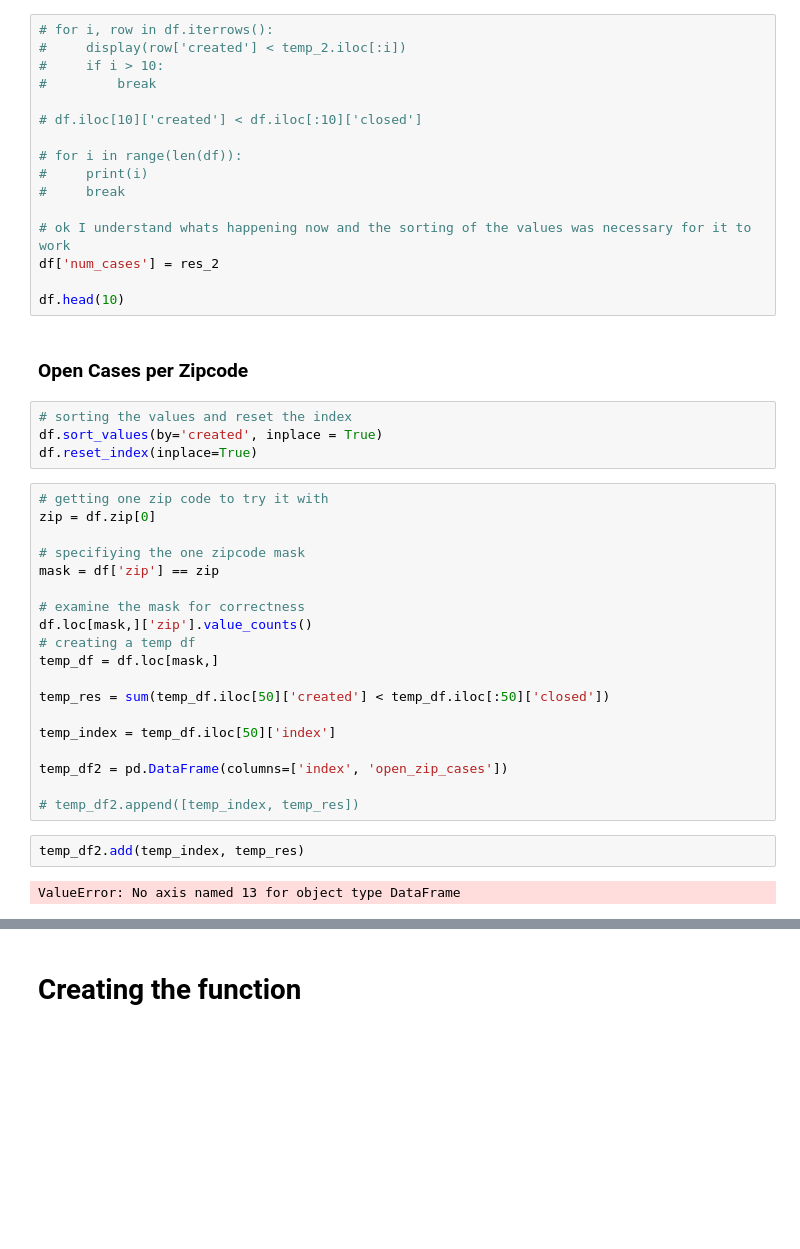
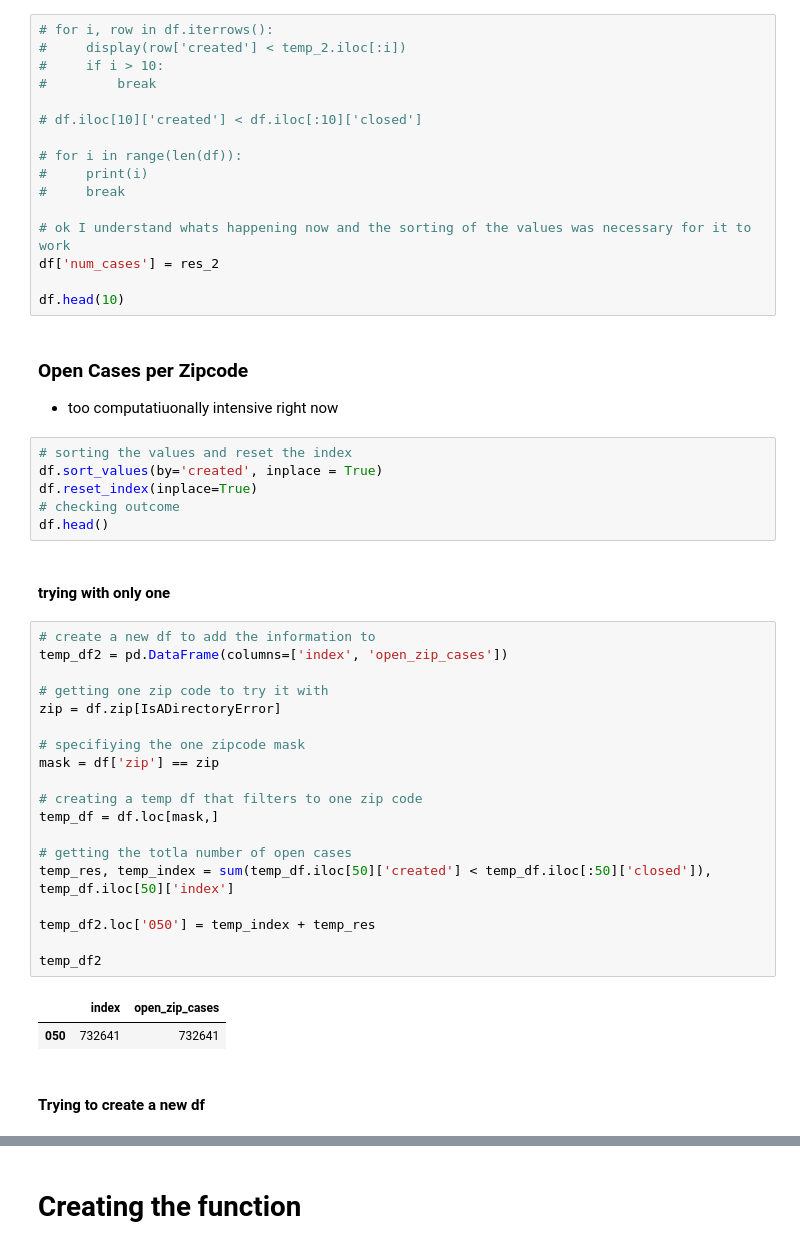
Before and after one commit to aaron-mv-moore/indy-action-time, a Jupyter notebook: work-notebooks/00_working_prepare_mac.ipynb, the cells around one changed output, grey strips where cells are left out. Drawn from its saved outputs; the diff is of its cells as text; blank space fills up the shorter version.

```diff
--- a/work-notebooks/00_working_prepare_mac.ipynb
+++ b/work-notebooks/00_working_prepare_mac.ipynb
@@ -1023,30 +1025,36 @@ df['num_cases'] = res_2
 df.head(10)
 # %% [markdown]
 ### Open Cases per Zipcode
+* too computatiuonally intensive right now
 # %%
 # sorting the values and reset the index
 df.sort_values(by='created', inplace = True)
 df.reset_index(inplace=True)
+# checking outcome
+df.head()
+# %% [markdown]
+#### trying with only one
 # %%
+# create a new df to add the information to
+temp_df2 = pd.DataFrame(columns=['index', 'open_zip_cases'])
+
 # getting one zip code to try it with
-zip = df.zip[0]
+zip = df.zip[IsADirectoryError]
 
 # specifiying the one zipcode mask
 mask = df['zip'] == zip
 
-# examine the mask for correctness
-df.loc[mask,]['zip'].value_counts()
-# creating a temp df
+# creating a temp df that filters to one zip code
 temp_df = df.loc[mask,]
 
-temp_res = sum(temp_df.iloc[50]['created'] < temp_df.iloc[:50]['closed'])
+# getting the totla number of open cases
+temp_res, temp_index = sum(temp_df.iloc[50]['created'] < temp_df.iloc[:50]['closed']), temp_df.iloc[50]['index']
 
-temp_index = temp_df.iloc[50]['index']
+temp_df2.loc['050'] = temp_index + temp_res
 
-temp_df2 = pd.DataFrame(columns=['index', 'open_zip_cases'])
-
-# temp_df2.append([temp_index, temp_res])
+temp_df2
+# %% [output]
+|  | index | open_zip_cases |
+| 050 | 732641 | 732641 |
-# %%
-temp_df2.add(temp_index, temp_res)
-# %% [output]
-ValueError: No axis named 13 for object type DataFrame
+# %% [markdown]
+#### Trying to create a new df
```
Also changed, not shown: parts of 16 cells of this notebook, 2 other files.
